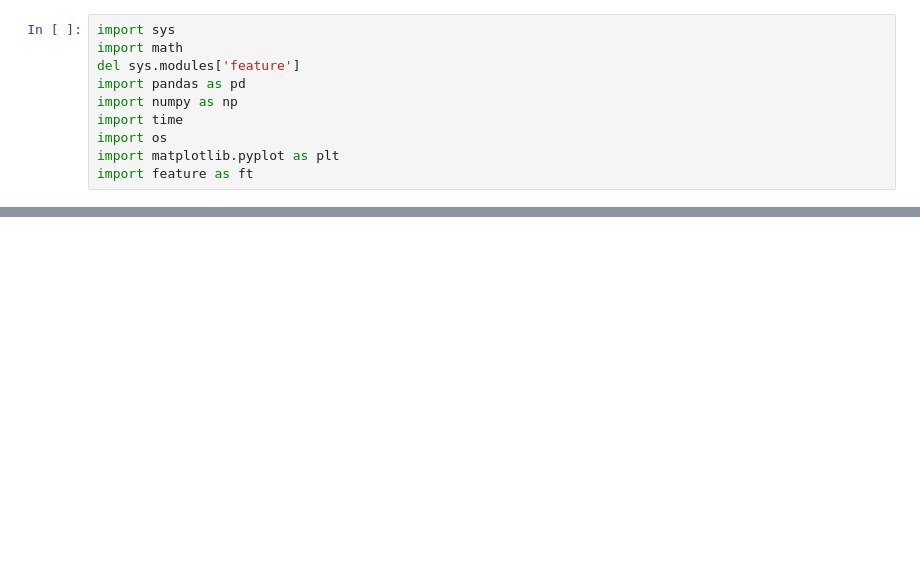
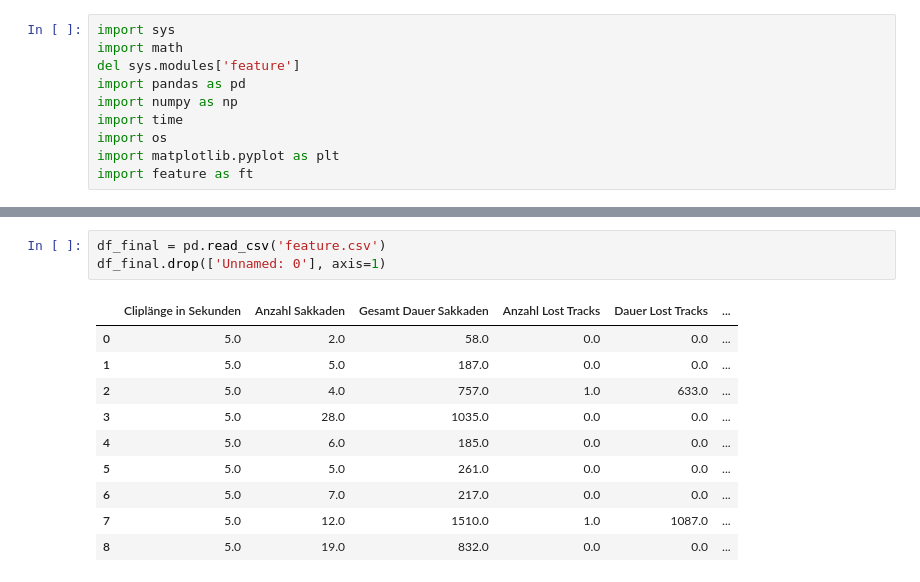
Before and after one commit to giannywise/Eyetracking, a Jupyter notebook: data_analysis.ipynb, the cells around one changed output, grey strips where cells are left out. Saved outputs shown, nothing was run; the diff lists cells and outputs as text; blank space fills up the shorter version.

```diff
--- a/data_analysis.ipynb
+++ b/data_analysis.ipynb
@@ -231,0 +95,14 @@ Name: Timestamp, dtype: float64
+# %%
+df_final = pd.read_csv('feature.csv')
+df_final.drop(['Unnamed: 0'], axis=1)
+# %% [output]
+|  | Cliplänge in Sekunden | Anzahl Sakkaden | Gesamt Dauer Sakkaden | Anzahl Lost Tracks | Dauer Lost Tracks | ... |
+| 0 | 5.0 | 2.0 | 58.0 | 0.0 | 0.0 | ... |
+| 1 | 5.0 | 5.0 | 187.0 | 0.0 | 0.0 | ... |
+| 2 | 5.0 | 4.0 | 757.0 | 1.0 | 633.0 | ... |
+| 3 | 5.0 | 28.0 | 1035.0 | 0.0 | 0.0 | ... |
+| 4 | 5.0 | 6.0 | 185.0 | 0.0 | 0.0 | ... |
+| 5 | 5.0 | 5.0 | 261.0 | 0.0 | 0.0 | ... |
+| 6 | 5.0 | 7.0 | 217.0 | 0.0 | 0.0 | ... |
+| 7 | 5.0 | 12.0 | 1510.0 | 1.0 | 1087.0 | ... |
+| 8 | 5.0 | 19.0 | 832.0 | 0.0 | 0.0 | ... |
```
Also changed, not shown: parts of 16 cells of this notebook, 4 other files.
